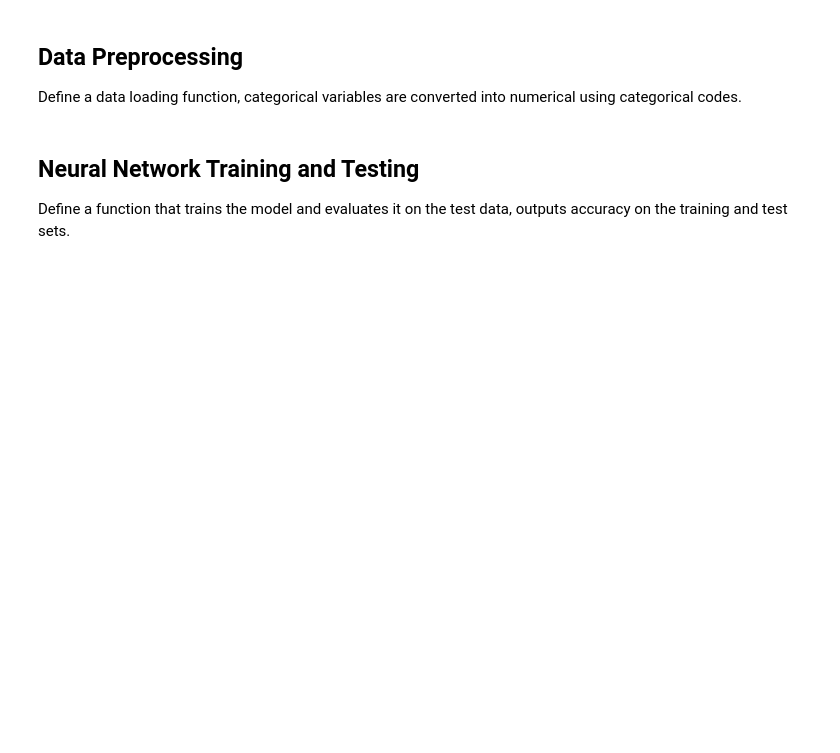
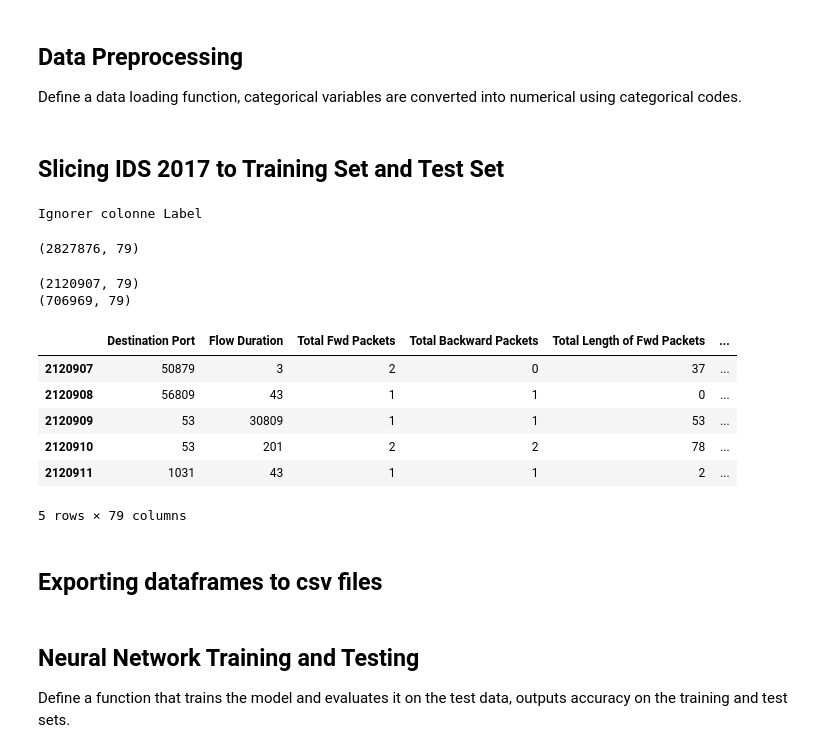
Before and after one commit to CyBearStudio/NeuralNetworkNSL-KDD, a Jupyter notebook: NeuralNetworks.ipynb, the cells around one changed output. Cells and saved outputs as stored; diff of their text form; code cells hidden in the pictures; blank space fills up the shorter version.

Commit message:
slicing ids 2017 to test and train sets

```diff
--- a/NeuralNetworks.ipynb
+++ b/NeuralNetworks.ipynb
@@ -77,3 +77,5 @@ def load_data(file_path, cols=None):
 
 
     return [data, labels]
+# %% [markdown]
+## Slicing IDS 2017 to Training Set and Test Set
@@ -79,0 +135,31 @@ def load_data(file_path, cols=None):
+# %%
+train_data = load_slice_data('concat.csv')
+# %% [output]
+Ignorer colonne Label
+# %%
+print(train_data.shape)
+# %% [output]
+(2827876, 79)
+# %%
+
+chunk = int (train_data.shape[0]*75/100)  #ratio = 75 %  /  25%
+train_set =train_data.iloc[:chunk,:]
+test_set = train_data.iloc[chunk:,:]
+
+print(train_set.shape)
+print(test_set.shape)
+
+
+test_set.head()
+# %% [output]
+(2120907, 79)
+(706969, 79)
+|  | Destination Port | Flow Duration | Total Fwd Packets | Total Backward Packets | Total Length of Fwd Packets | ... |
+| 2120907 | 50879 | 3 | 2 | 0 | 37 | ... |
+| 2120908 | 56809 | 43 | 1 | 1 | 0 | ... |
+| 2120909 | 53 | 30809 | 1 | 1 | 53 | ... |
+| 2120910 | 53 | 201 | 2 | 2 | 78 | ... |
+| 2120911 | 1031 | 43 | 1 | 1 | 2 | ... |
+5 rows × 79 columns
+# %% [markdown]
+## Exporting dataframes to csv files
```
Also changed, not shown: parts of 2 cells of this notebook.
